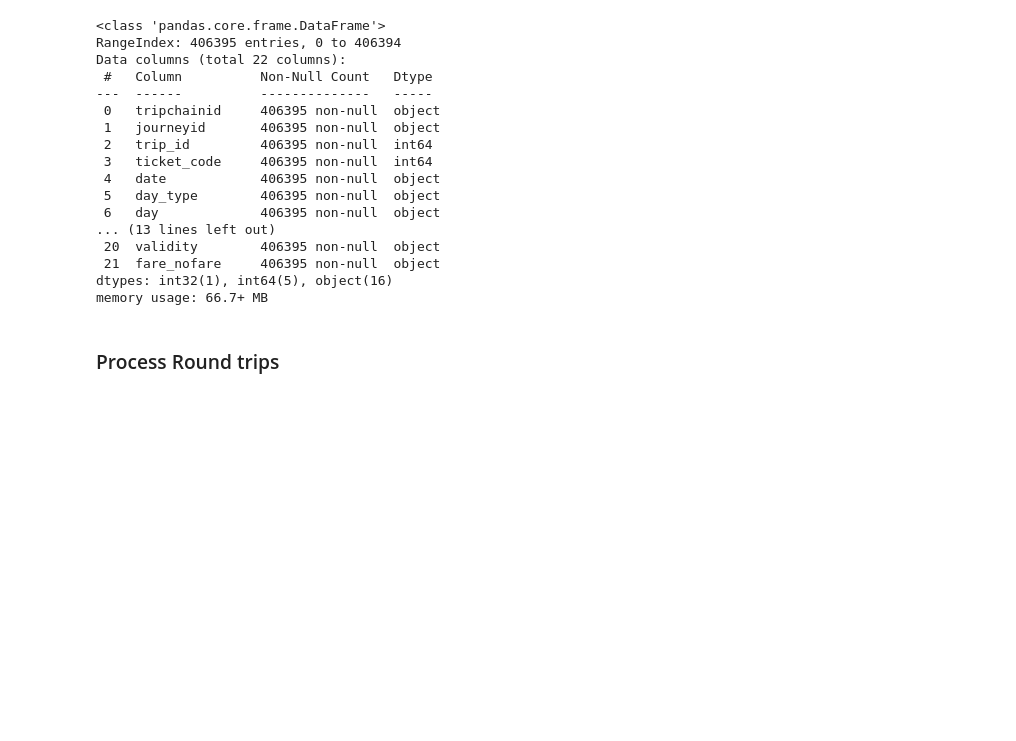
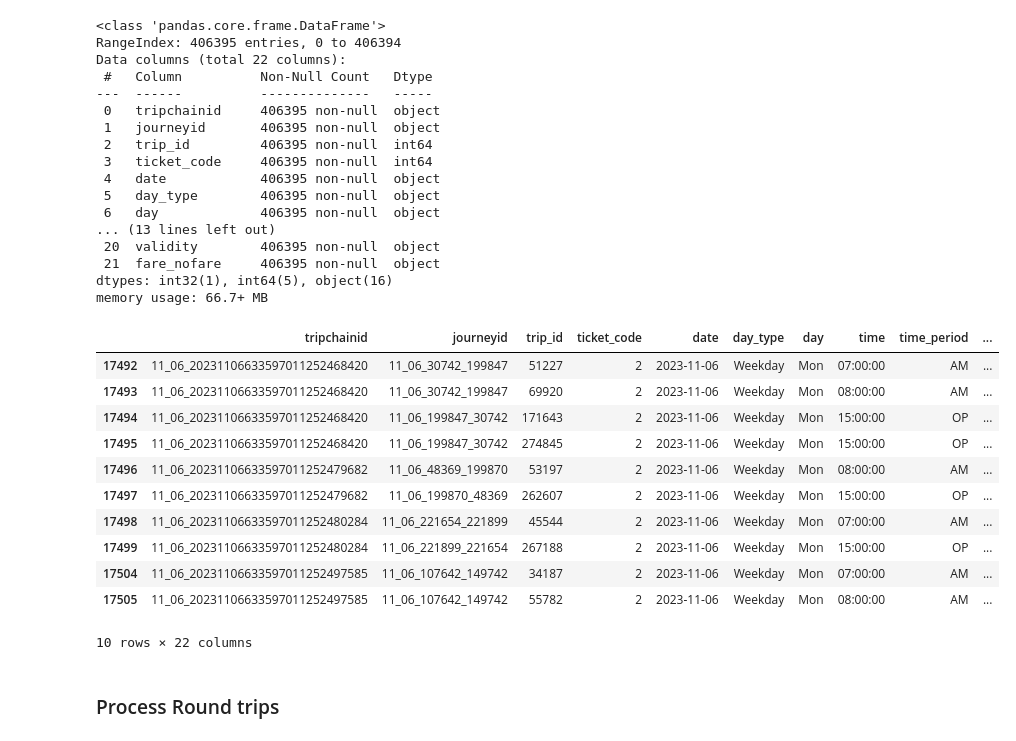
Before and after one commit to mAzrnnr/arup_csmt, a Jupyter notebook: bus_matrices_swift.ipynb, the cells around one changed output. Cells and saved outputs as stored; diff of their text form; code cells hidden in the pictures; blank space fills up the shorter version.

```diff
--- a/bus_matrices_swift.ipynb
+++ b/bus_matrices_swift.ipynb
@@ -202,6 +216,21 @@ Data columns (total 22 columns):
  21  fare_nofare     406395 non-null  object
 dtypes: int32(1), int64(5), object(16)
 memory usage: 66.7+ MB
+# %%
+swift_nov_usertype[(swift_nov_usertype['o_card_type']=='SWIFT_NX_PHOTO_Child_Card')&(swift_nov_usertype['o_product']=='Monthly Direct Debit Term Plus')].head(10)
+# %% [output]
+|  | tripchainid | journeyid | trip_id | ticket_code | date | day_type | day | time | time_period | ... |
+| 17492 | 11_06_20231106633597011252468420 | 11_06_30742_199847 | 51227 | 2 | 2023-11-06 | Weekday | Mon | 07:00:00 | AM | ... |
+| 17493 | 11_06_20231106633597011252468420 | 11_06_30742_199847 | 69920 | 2 | 2023-11-06 | Weekday | Mon | 08:00:00 | AM | ... |
+| 17494 | 11_06_20231106633597011252468420 | 11_06_199847_30742 | 171643 | 2 | 2023-11-06 | Weekday | Mon | 15:00:00 | OP | ... |
+| 17495 | 11_06_20231106633597011252468420 | 11_06_199847_30742 | 274845 | 2 | 2023-11-06 | Weekday | Mon | 15:00:00 | OP | ... |
+| 17496 | 11_06_20231106633597011252479682 | 11_06_48369_199870 | 53197 | 2 | 2023-11-06 | Weekday | Mon | 08:00:00 | AM | ... |
+| 17497 | 11_06_20231106633597011252479682 | 11_06_199870_48369 | 262607 | 2 | 2023-11-06 | Weekday | Mon | 15:00:00 | OP | ... |
+| 17498 | 11_06_20231106633597011252480284 | 11_06_221654_221899 | 45544 | 2 | 2023-11-06 | Weekday | Mon | 07:00:00 | AM | ... |
+| 17499 | 11_06_20231106633597011252480284 | 11_06_221899_221654 | 267188 | 2 | 2023-11-06 | Weekday | Mon | 15:00:00 | OP | ... |
+| 17504 | 11_06_20231106633597011252497585 | 11_06_107642_149742 | 34187 | 2 | 2023-11-06 | Weekday | Mon | 07:00:00 | AM | ... |
+| 17505 | 11_06_20231106633597011252497585 | 11_06_107642_149742 | 55782 | 2 | 2023-11-06 | Weekday | Mon | 08:00:00 | AM | ... |
+10 rows × 22 columns
 # %% [markdown]
 ### Process Round trips
 # %% [markdown]
```
Also changed, not shown: parts of 21 cells of this notebook.
